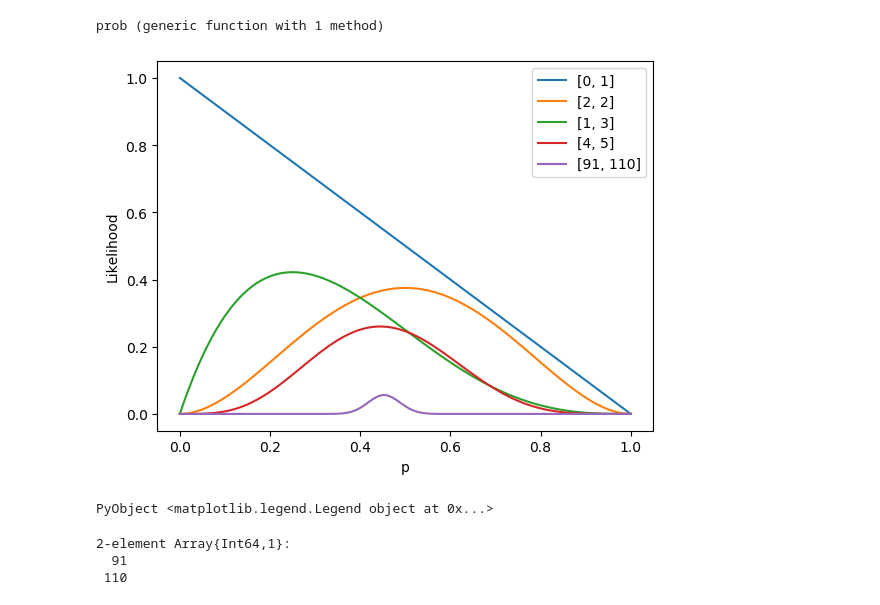
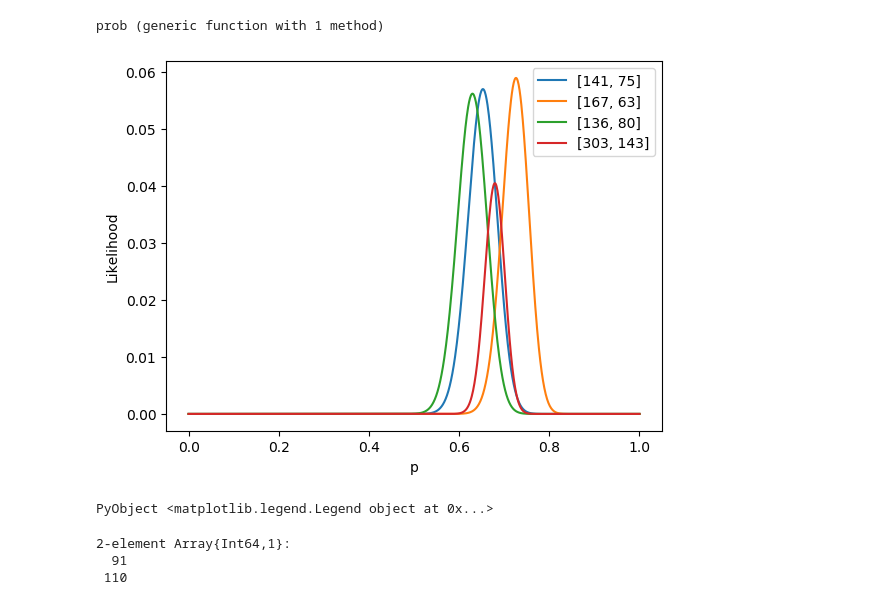
Before and after one commit to pfarndt/CoinFlips, a Jupyter notebook: OneCoin-MaximumLikelihood.ipynb, the cells around one changed output. Saved outputs shown, nothing was run; the diff lists cells and outputs as text; code cells hidden in the pictures.

```diff
--- a/OneCoin-MaximumLikelihood.ipynb
+++ b/OneCoin-MaximumLikelihood.ipynb
@@ -15,35 +15,45 @@ end
 # %% [output]
 prob (generic function with 1 method)
 # %%
-x = 0 : 0.01 : 1
+x = 0 : 0.001 : 1
 
-observed_data = [0,1]
+# observed_data = [0,1]
+# y= [prob(observed_data, [xi]) for xi in x];
+# plot(x, y, label = string(observed_data))
+
+
+# observed_data = [2,2]
+# y= [prob(observed_data, [xi]) for xi in x];
+# plot(x, y, label = string(observed_data))
+
+# observed_data = [1, 3]
+# y= [ prob(observed_data, [xi])  for xi in x];
+# plot(x, y, label = string(observed_data))
+
+observed_data = [141, 75]
+y= [prob(observed_data, [xi]) for xi in x];
+plot(x, y, label = string(observed_data))
+
+observed_data = [167, 63]
+y= [prob(observed_data, [xi]) for xi in x];
+plot(x, y, label = string(observed_data))
+
+observed_data = [136, 80]
+y= [prob(observed_data, [xi]) for xi in x];
+plot(x, y, label = string(observed_data))
+
+observed_data = [136+167, 80+63]
 y= [prob(observed_data, [xi]) for xi in x];
 plot(x, y, label = string(observed_data))
 
 
-observed_data = [2,2]
-y= [prob(observed_data, [xi]) for xi in x];
-plot(x, y, label = string(observed_data))
-
-observed_data = [1, 3]
-y= [ prob(observed_data, [xi])  for xi in x];
-plot(x, y, label = string(observed_data))
-
-observed_data = [4,5]
-y= [prob(observed_data, [xi]) for xi in x];
-plot(x, y, label = string(observed_data))
-
-observed_data = [91,110]
-y= [prob(observed_data, [xi]) for xi in x];
-plot(x, y, label = string(observed_data))
 
 ylabel("Likelihood")
 xlabel("p")
 # yscale("log")
 legend()
 # %% [output]
-[figure, old version]
+[figure, new version]
 PyObject <matplotlib.legend.Legend object at 0x...>
 # %%
 using Optim
```
Also changed, not shown: 2 other files.
